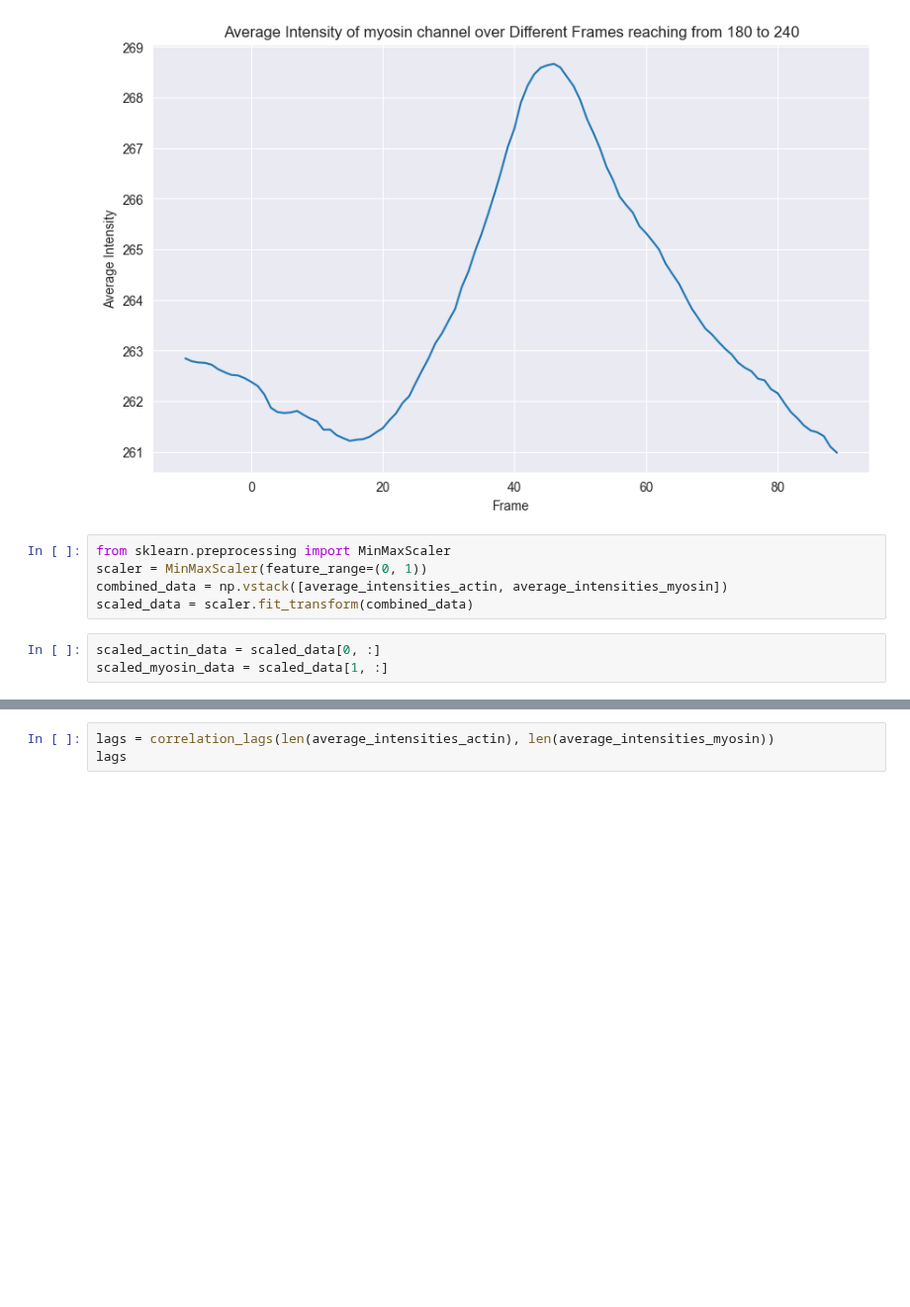
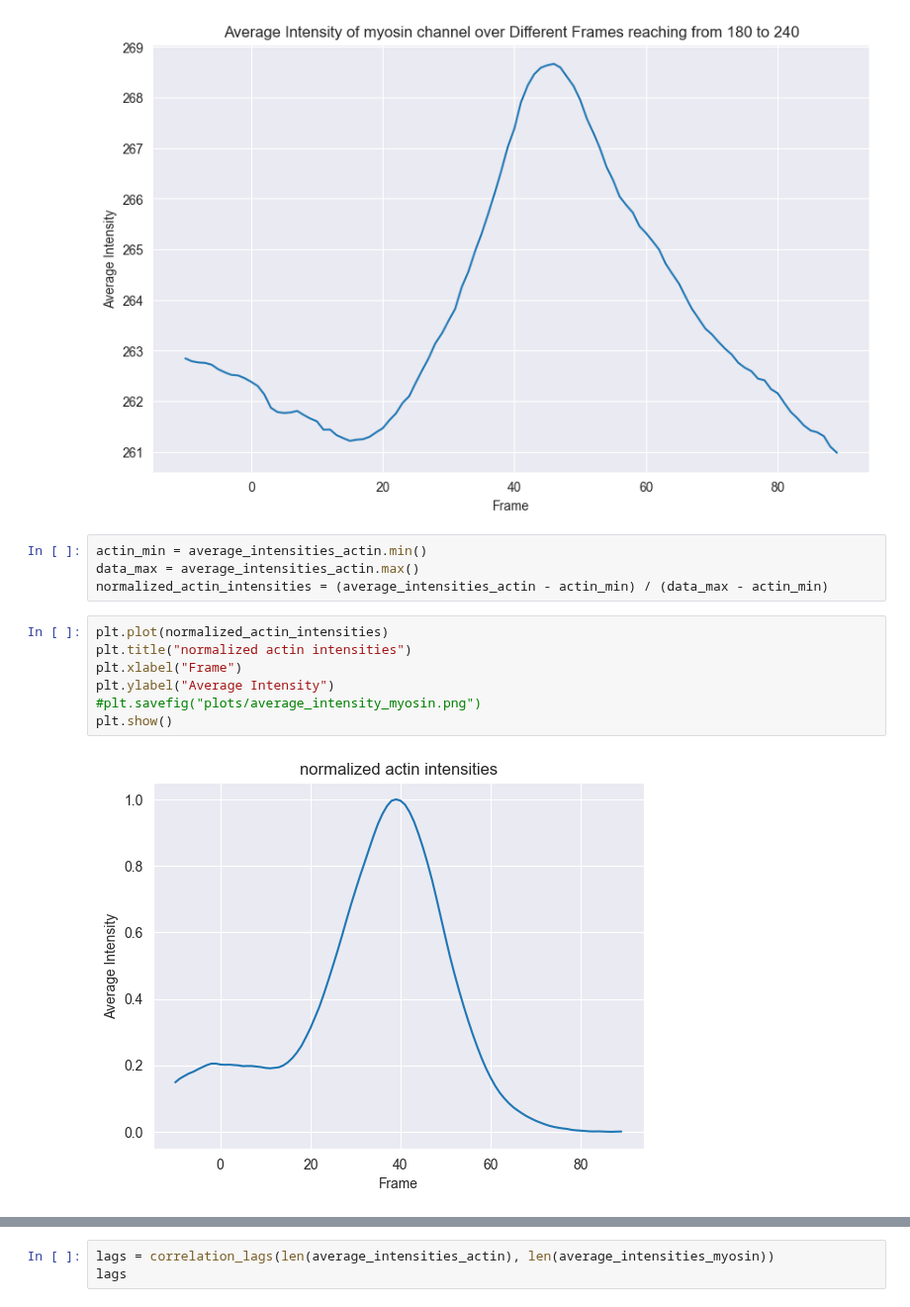
Before and after one commit to leaBroe/arcospx_analysis_quantification_correlation, a Jupyter notebook: cross_correlation.ipynb, the cells around one changed output, grey strips where cells are left out. Shown at 99% size. Cells and saved outputs as stored; diff of their text form; blank space fills up the shorter version.

```diff
--- a/cross_correlation.ipynb
+++ b/cross_correlation.ipynb
@@ -271,11 +271,16 @@ plt.ylabel("Average Intensity")
 plt.show()
 # %% [output]
 [figure]
-# %%
-from sklearn.preprocessing import MinMaxScaler
-scaler = MinMaxScaler(feature_range=(0, 1))
-combined_data = np.vstack([average_intensities_actin, average_intensities_myosin])
-scaled_data = scaler.fit_transform(combined_data)
-# %%
-scaled_actin_data = scaled_data[0, :]
-scaled_myosin_data = scaled_data[1, :]
+# %%
+actin_min = average_intensities_actin.min()
+data_max = average_intensities_actin.max()
+normalized_actin_intensities = (average_intensities_actin - actin_min) / (data_max - actin_min)
+# %%
+plt.plot(normalized_actin_intensities)
+plt.title("normalized actin intensities")
+plt.xlabel("Frame")
+plt.ylabel("Average Intensity")
+#plt.savefig("plots/average_intensity_myosin.png")
+plt.show()
+# %% [output]
+[figure, added]
```
Also changed, not shown: parts of 6 cells of this notebook.
